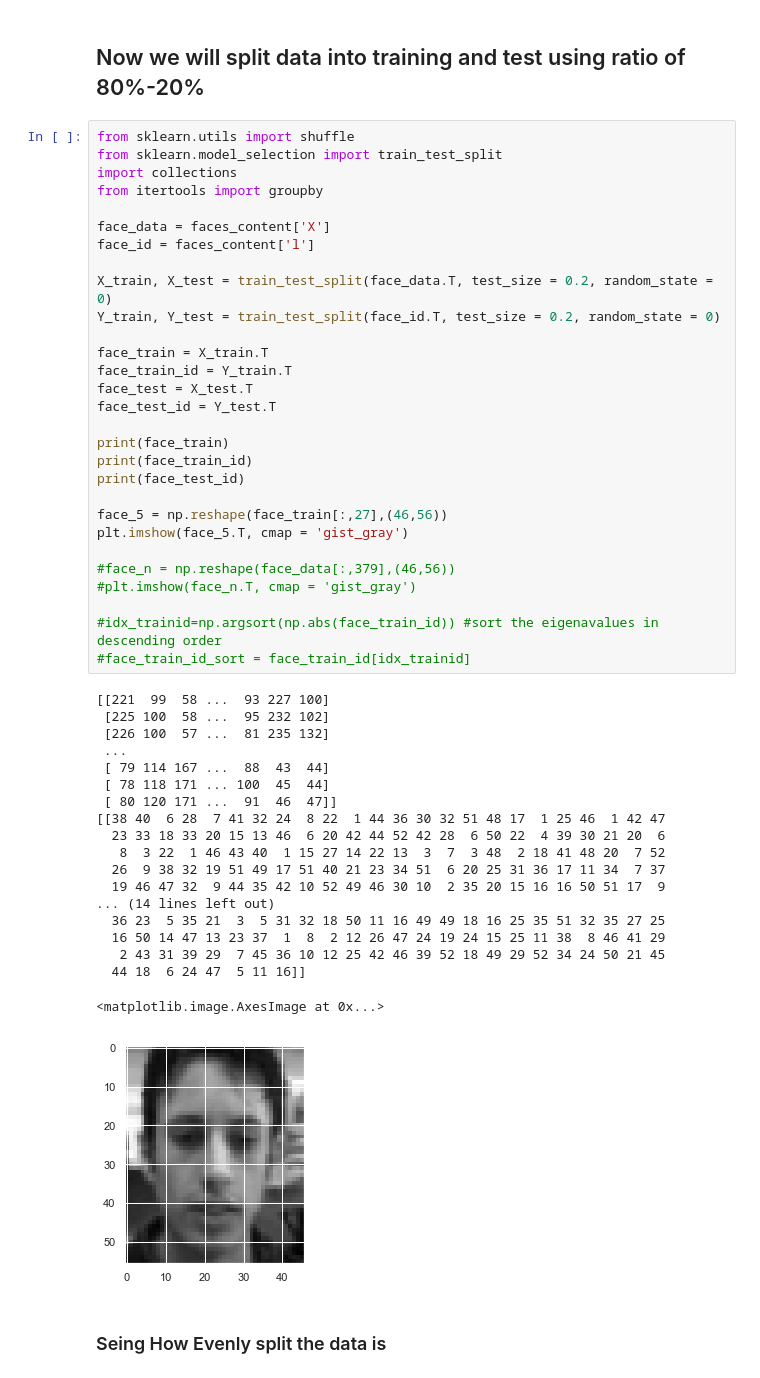
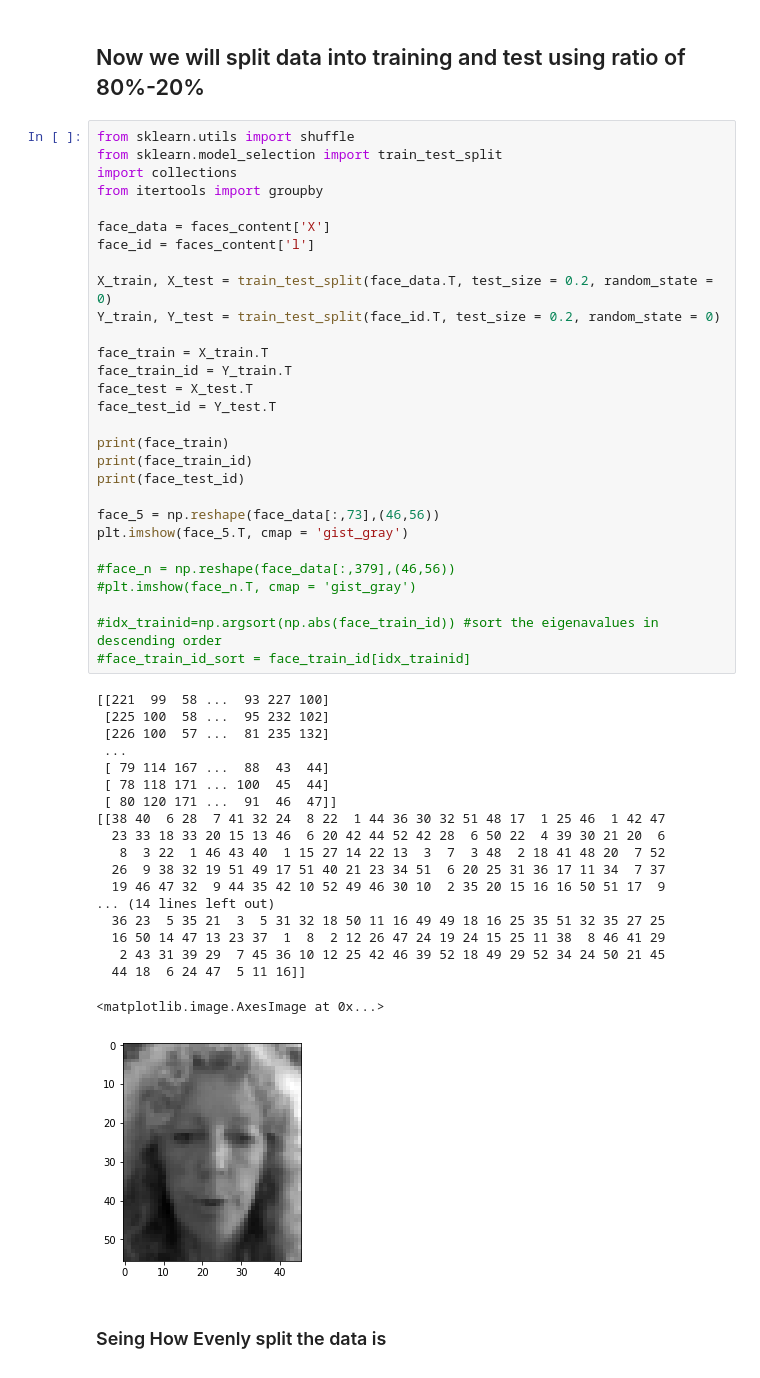
Before and after one commit to patrickreich/patternrec, a Jupyter notebook: CW1.ipynb, the cells around one changed output. Cells and saved outputs as stored; diff of their text form.

```diff
--- a/CW1.ipynb
+++ b/CW1.ipynb
@@ -47,35 +47,35 @@ face_test_id = Y_test.T
 print(face_train)
 print(face_train_id)
 print(face_test_id)
 
-face_5 = np.reshape(face_train[:,27],(46,56))
+face_5 = np.reshape(face_data[:,73],(46,56))
 plt.imshow(face_5.T, cmap = 'gist_gray')
 
 #face_n = np.reshape(face_data[:,379],(46,56))
 #plt.imshow(face_n.T, cmap = 'gist_gray')
 
 #idx_trainid=np.argsort(np.abs(face_train_id)) #sort the eigenavalues in descending order
 #face_train_id_sort = face_train_id[idx_trainid]
 # %% [output]
 [[221  99  58 ...  93 227 100]
  [225 100  58 ...  95 232 102]
  [226 100  57 ...  81 235 132]
  ...
  [ 79 114 167 ...  88  43  44]
  [ 78 118 171 ... 100  45  44]
  [ 80 120 171 ...  91  46  47]]
 [[38 40  6 28  7 41 32 24  8 22  1 44 36 30 32 51 48 17  1 25 46  1 42 47
   23 33 18 33 20 15 13 46  6 20 42 44 52 42 28  6 50 22  4 39 30 21 20  6
    8  3 22  1 46 43 40  1 15 27 14 22 13  3  7  3 48  2 18 41 48 20  7 52
   26  9 38 32 19 51 49 17 51 40 21 23 34 51  6 20 25 31 36 17 11 34  7 37
   19 46 47 32  9 44 35 42 10 52 49 46 30 10  2 35 20 15 16 16 50 51 17  9
 ... (14 lines left out)
   36 23  5 35 21  3  5 31 32 18 50 11 16 49 49 18 16 25 35 51 32 35 27 25
   16 50 14 47 13 23 37  1  8  2 12 26 47 24 19 24 15 25 11 38  8 46 41 29
    2 43 31 39 29  7 45 36 10 12 25 42 46 39 52 18 49 29 52 34 24 50 21 45
   44 18  6 24 47  5 11 16]]
 <matplotlib.image.AxesImage at 0x...>
-[figure, old version]
+[figure, new version]
 # %% [markdown]
 ### Seing How Evenly split the data is
 # %%
```
Also changed, not shown: parts of 20 cells of this notebook, 12 other files.
